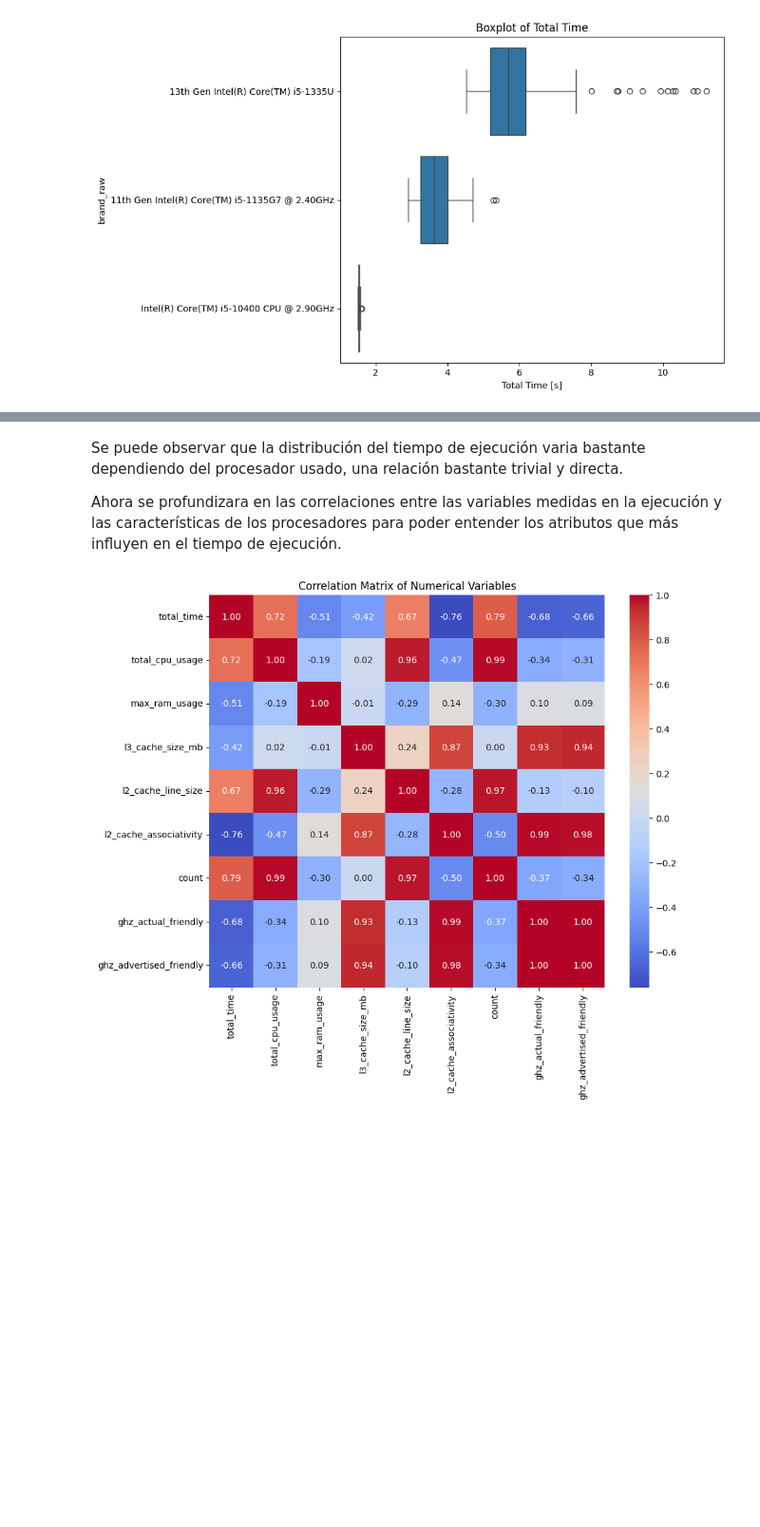
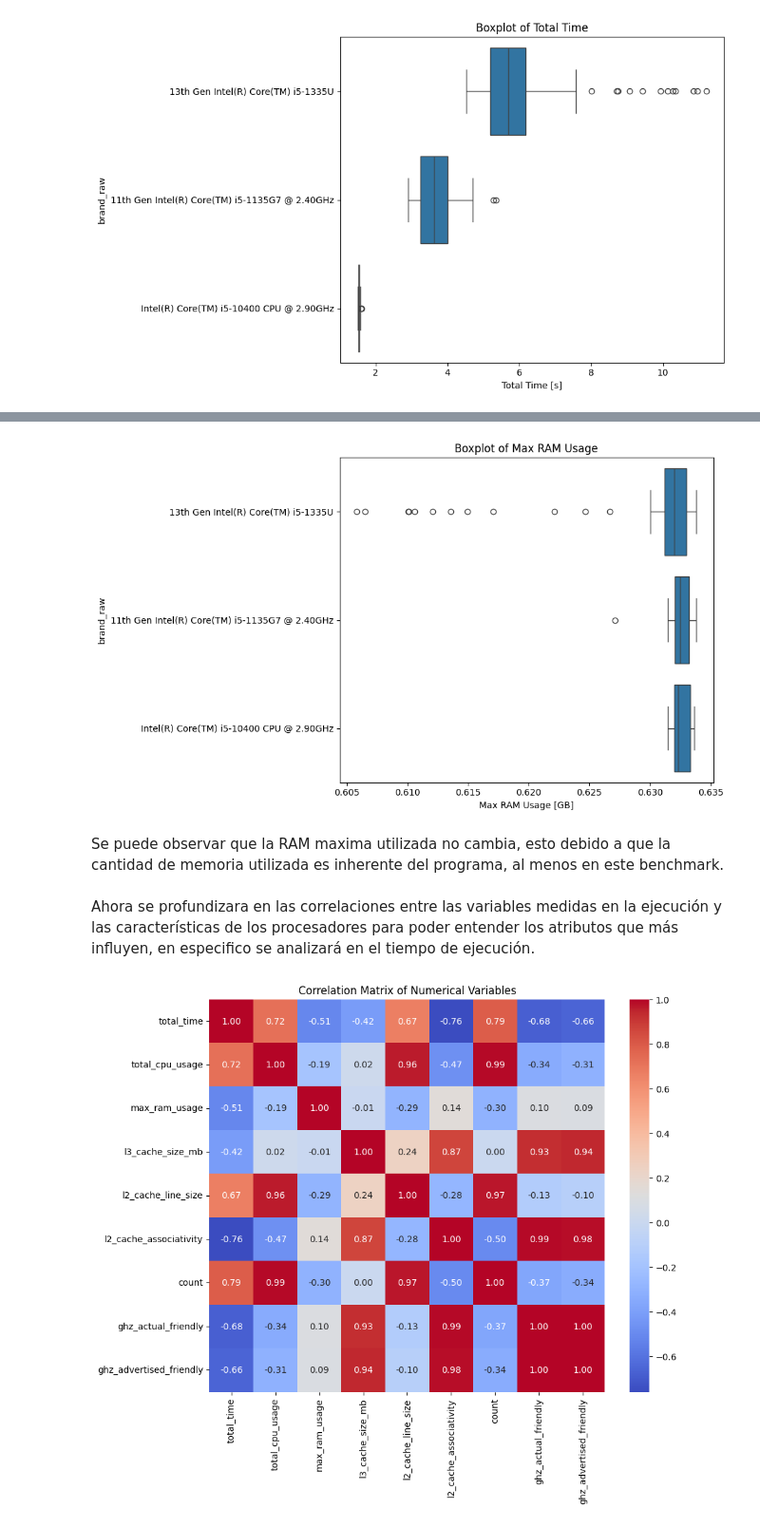
Before and after one commit to FrancoCabezasPoblete/resource-prediction-study, a Jupyter notebook: notebooks/eda.ipynb, the cells around one changed output, grey strips where cells are left out. Shown at 95% size. Saved outputs shown, nothing was run; the diff lists cells and outputs as text; code cells hidden in the pictures; blank space fills up the shorter version.

```diff
--- a/notebooks/eda.ipynb
+++ b/notebooks/eda.ipynb
@@ -70,7 +83,17 @@ plt.show()
+# %%
+plt.figure(figsize=(10, 6))
+sns.boxplot(data=mm_df, x='max_ram_usage', y='brand_raw')
+plt.title('Boxplot of Max RAM Usage')
+plt.xlabel('Max RAM Usage [GB]')
+
+plt.tight_layout()
+plt.show()
+# %% [output]
+[figure, added]
+# %% [markdown]
+Se puede observar que la RAM maxima utilizada no cambia, esto debido a que la cantidad de memoria utilizada es inherente del programa, al menos en este benchmark.
 # %% [markdown]
-Se puede observar que la distribución del tiempo de ejecución varia bastante dependiendo del procesador usado, una relación bastante trivial y directa.
-
-Ahora se profundizara en las correlaciones entre las variables medidas en la ejecución y las características de los procesadores para poder entender los atributos que más influyen en el tiempo de ejecución.
+Ahora se profundizara en las correlaciones entre las variables medidas en la ejecución y las características de los procesadores para poder entender los atributos que más influyen, en especifico se analizará en el tiempo de ejecución.
 # %%
 correlation_matrix = mm_df[['total_time', 'total_cpu_usage', 'max_ram_usage', 'l3_cache_size_mb', 'l2_cache_line_size', 'l2_cache_associativity','count','ghz_actual_friendly','ghz_advertised_friendly']].corr()
 
```
Also changed, not shown: parts of 8 cells of this notebook, 1 other file.
